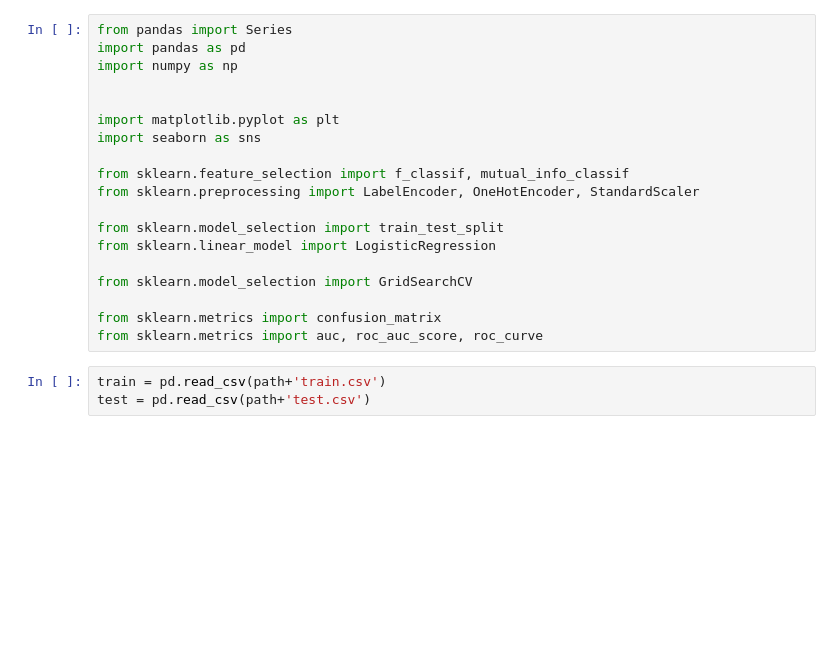
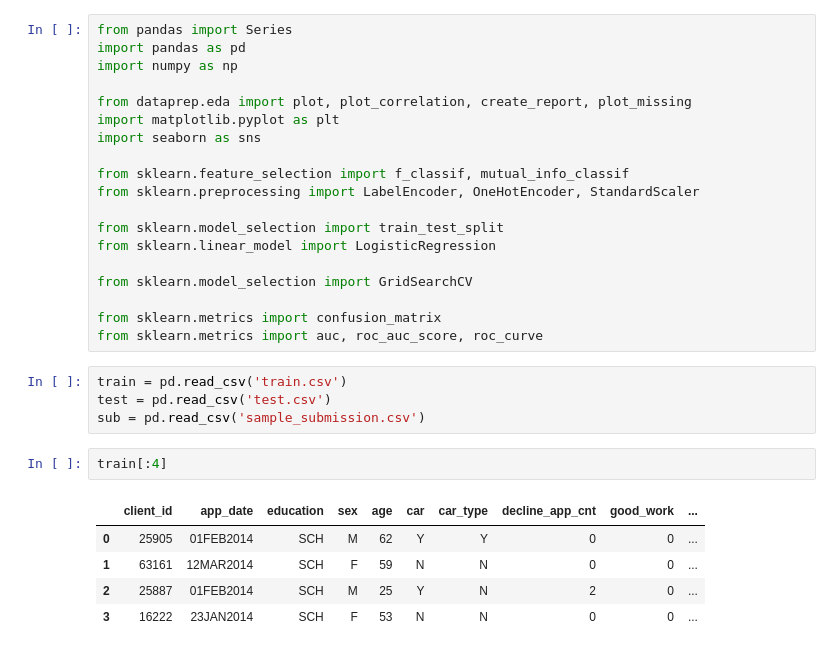
Before and after one commit to vetak8/skillfactory, a Jupyter notebook: module_5/vetak8_Bank credit scoring.ipynb, the cells around one changed output. Drawn from its saved outputs; the diff is of its cells as text; blank space fills up the shorter version.

```diff
--- a/module_5/vetak8_Bank credit scoring.ipynb
+++ b/module_5/vetak8_Bank credit scoring.ipynb
@@ -7,7 +3,7 @@ from pandas import Series
 import pandas as pd
 import numpy as np
 
-
+from dataprep.eda import plot, plot_correlation, create_report, plot_missing
 import matplotlib.pyplot as plt
 import seaborn as sns
 
@@ -22,5 +18,14 @@ from sklearn.model_selection import GridSearchCV
 from sklearn.metrics import confusion_matrix
 from sklearn.metrics import auc, roc_auc_score, roc_curve
 # %%
-train = pd.read_csv(path+'train.csv')
-test = pd.read_csv(path+'test.csv')
+train = pd.read_csv('train.csv')
+test = pd.read_csv('test.csv')
+sub = pd.read_csv('sample_submission.csv')
+# %%
+train[:4]
+# %% [output]
+|  | client_id | app_date | education | sex | age | car | car_type | decline_app_cnt | good_work | ... |
+| 0 | 25905 | 01FEB2014 | SCH | M | 62 | Y | Y | 0 | 0 | ... |
+| 1 | 63161 | 12MAR2014 | SCH | F | 59 | N | N | 0 | 0 | ... |
+| 2 | 25887 | 01FEB2014 | SCH | M | 25 | Y | N | 2 | 0 | ... |
+| 3 | 16222 | 23JAN2014 | SCH | F | 53 | N | N | 0 | 0 | ... |
```
Also changed, not shown: parts of 35 cells of this notebook, 4 other files.
